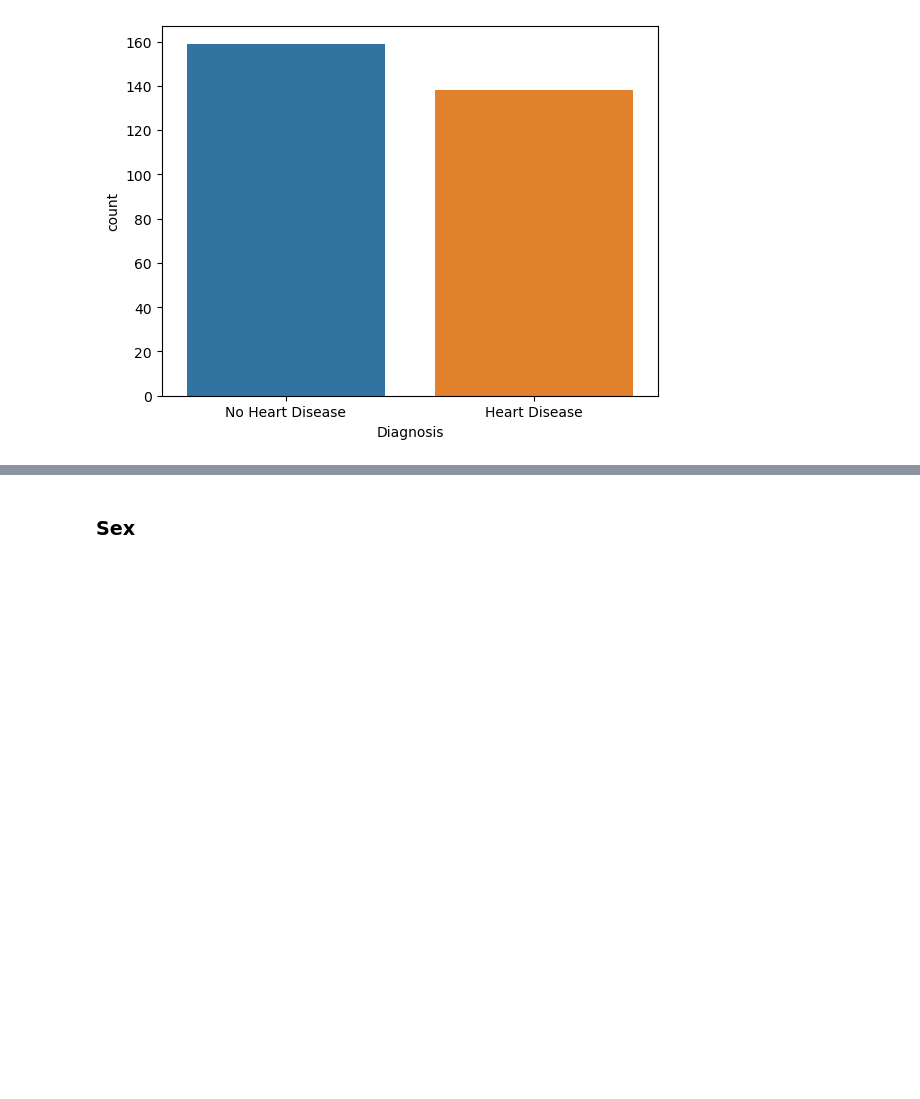
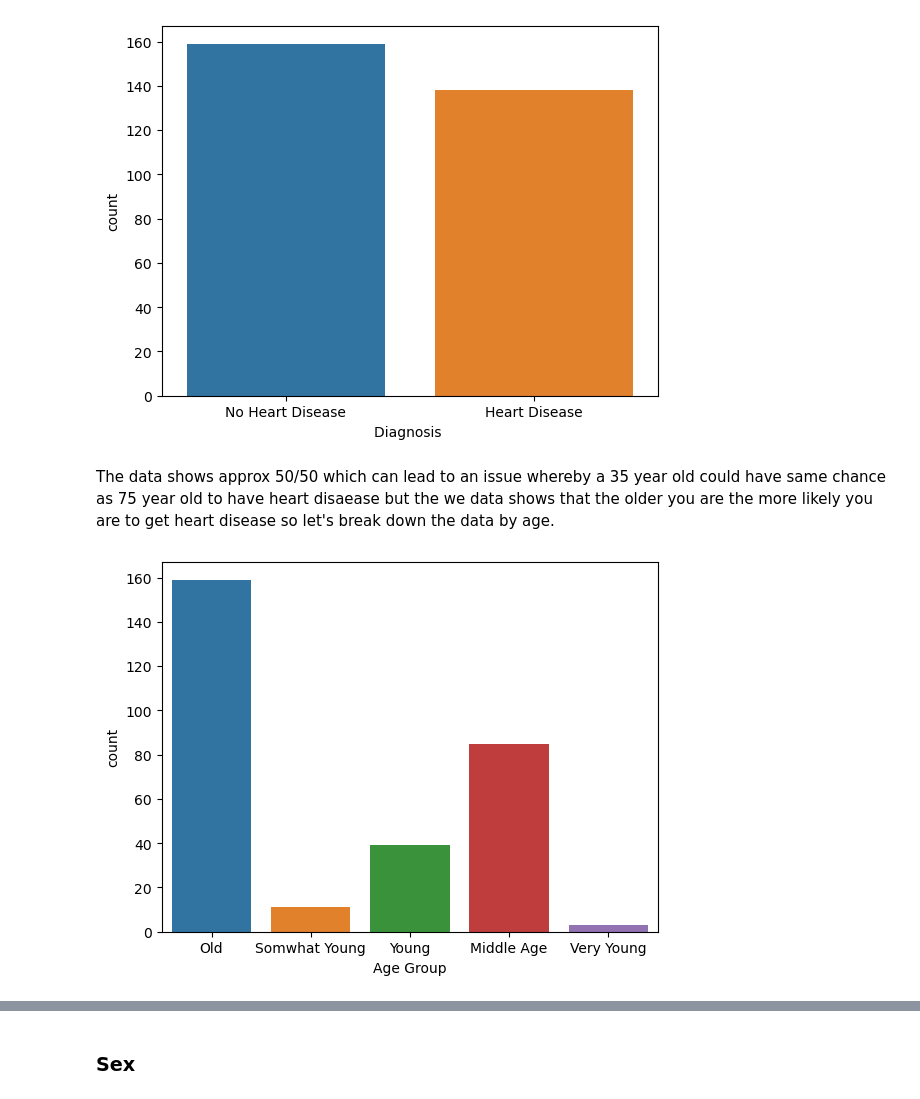
Before and after one commit to frankquinn89/PROGRAMMING_FOR_DATA_ANALYSIS, a Jupyter notebook: project.ipynb, the cells around one changed output, grey strips where cells are left out. Cells and saved outputs as stored; diff of their text form; code cells hidden in the pictures; blank space fills up the shorter version.

Commit message:
added generated data for diagnosis

```diff
--- a/project.ipynb
+++ b/project.ipynb
@@ -141,3 +141,25 @@ mplot.xticks(y_position, bars)
 mplot.show()
 # %% [output]
 [figure]
+# %% [markdown]
+The data shows approx 50/50 which can lead to an issue whereby a 35 year old could have same chance as 75 year old to have heart disaease but the we data shows that the older you are the more likely you are to get heart disease so let's break down the data by age.
+# %%
+def age_breakdown(age):
+    if age < 35:
+        return 'Very Young'
+    elif 35 <= age < 40:
+        return 'Somwhat Young'
+    elif 40 <= age < 45:
+        return 'Young'
+    elif 45 <= age < 55:
+        return 'Middle Age'
+    else:
+        return 'Old'
+
+heart_data['age'] = heart_data.age.apply(age_breakdown)
+# %%
+sb.countplot(heart_data['age'])
+mplot.xlabel("Age Group")
+mplot.show()
+# %% [output]
+[figure, added]
```
Also changed, not shown: parts of 11 cells of this notebook.
